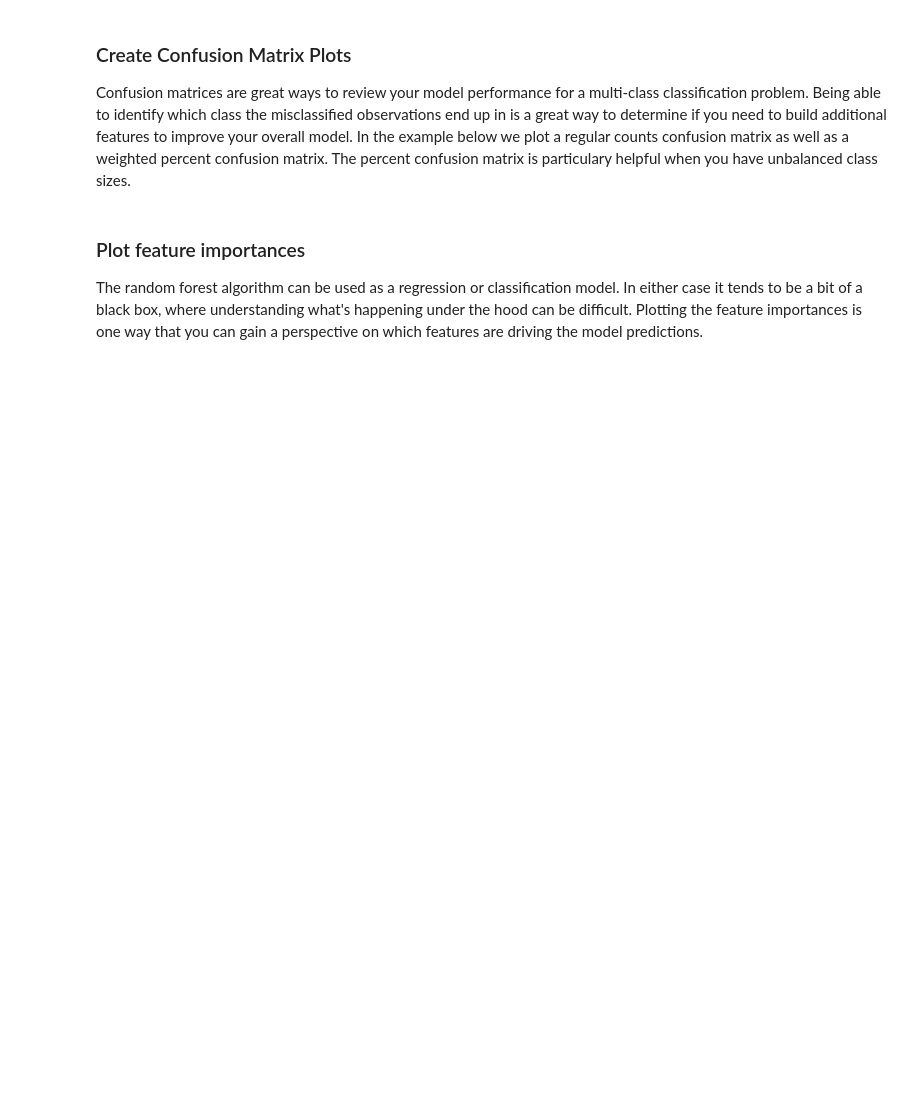
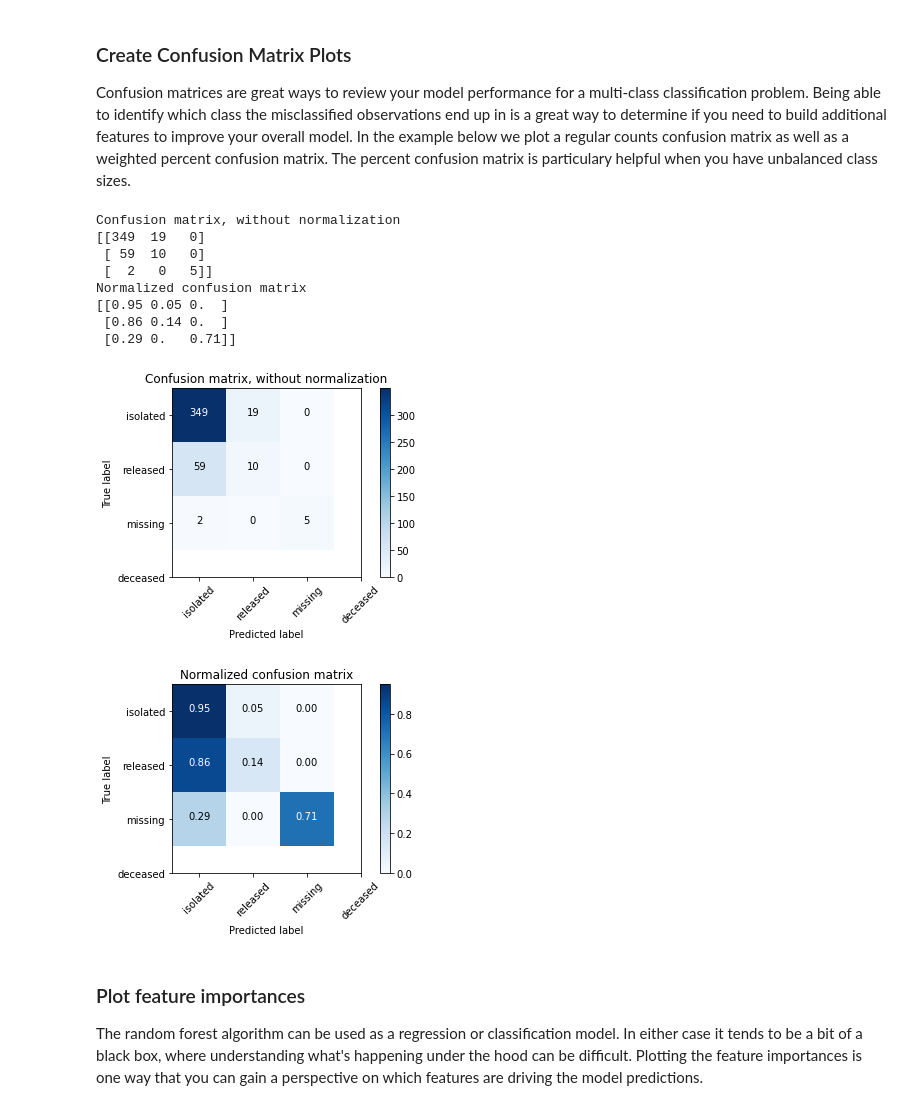
Before and after one commit to AMersman/BootcampAssingments, a Jupyter notebook: RandomForest Case Study/RandomForest_casestudy_covid19.ipynb, the cells around one changed output. Drawn from its saved outputs; the diff is of its cells as text; code cells hidden in the pictures; blank space fills up the shorter version.

```diff
--- a/RandomForest Case Study/RandomForest_casestudy_covid19.ipynb
+++ b/RandomForest Case Study/RandomForest_casestudy_covid19.ipynb
@@ -441,5 +343,12 @@ plt.subplots_adjust(hspace=0.5);
 # %% [markdown]
 **<font color='teal'> Create dummy features for object type features. </font>**
+# %%
+features= ['patient_id', 'global_num', 'sex', 'country',
+       'province', 'city', 'disease', 'infection_case', 'infection_order',
+       'infected_by', 'contact_number', 'n_age', 'state']
+dummies=pd.get_dummies(df[features])
+merged=pd.concat([df,dummies],axis=1)
+df=merged.drop(features, axis=1)
 # %%
-df = pd.get_dummies(df, drop_first=True)
+df=df.drop(columns=['age'])
 df.head()
@@ -446,3 +379,6 @@ df.head()
+# %%
+X = df.drop(columns=['state_isolated', 'state_released', 'state_deceased'])
+y = df[['state_isolated', 'state_released', 'state_deceased']]
 # %% [markdown]
 ### Split the data into test and train subsamples
 # %%
@@ -484,11 +420,11 @@ clf = RandomForestClassifier(n_estimators=300, random_state = 1,n_jobs=-1)
 model_res = clf.fit(X_train_scaled, y_train)
 y_pred = model_res.predict(X_test_scaled)
 y_pred_prob = model_res.predict_proba(X_test_scaled)
-lr_probs = y_pred_prob[:,1]
+lr_probs = y_pred_prob[:1]
 ac = accuracy_score(y_test, y_pred)
 
 f1 = f1_score(y_test, y_pred, average='weighted')
-cm = confusion_matrix(y_test, y_pred)
+cm = confusion_matrix(np.asarray(y_test).argmax(axis=1), np.asarray(y_pred).argmax(axis=1))
 
 print('Random Forest: Accuracy=%.3f' % (ac))
 
@@ -530,34 +469,45 @@ def plot_confusion_matrix(cm, classes,
     plt.xticks(tick_marks, classes, rotation=45)
     plt.yticks(tick_marks, classes)
 
     fmt = '.2f' if normalize else 'd'
     thresh = cm.max() / 2.
     for i, j in itertools.product(range(cm.shape[0]), range(cm.shape[1])):
         plt.text(j, i, format(cm[i, j], fmt),
                  horizontalalignment="center",
                  color="white" if cm[i, j] > thresh else "black")
 
     plt.ylabel('True label')
     plt.xlabel('Predicted label')
     plt.tight_layout()
 
 
 # Compute confusion matrix
-cnf_matrix = confusion_matrix(y_test, y_pred)
+cnf_matrix = confusion_matrix(np.asarray(y_test).argmax(axis=1), np.asarray(y_pred).argmax(axis=1))
 np.set_printoptions(precision=2)
 
 # Plot non-normalized confusion matrix
 plt.figure()
 plot_confusion_matrix(cnf_matrix, classes=class_names,
                       title='Confusion matrix, without normalization')
 #plt.savefig('figures/RF_cm_multi_class.png')
 
 # Plot normalized confusion matrix
 plt.figure()
 plot_confusion_matrix(cnf_matrix, classes=class_names, normalize=True,
                       title='Normalized confusion matrix')
 #plt.savefig('figures/RF_cm_proportion_multi_class.png', bbox_inches="tight")
 plt.show()
+# %% [output]
+Confusion matrix, without normalization
+[[349  19   0]
+ [ 59  10   0]
+ [  2   0   5]]
+Normalized confusion matrix
+[[0.95 0.05 0.  ]
+ [0.86 0.14 0.  ]
+ [0.29 0.   0.71]]
+[figure, added]
+[figure, added]
 # %% [markdown]
 ### Plot feature importances
 The random forest algorithm can be used as a regression or classification model. In either case it tends to be a bit of a black box, where understanding what's happening under the hood can be difficult. Plotting the feature importances is one way that you can gain a perspective on which features are driving the model predictions.
```
Also changed, not shown: parts of 27 cells of this notebook, 4 other files.
